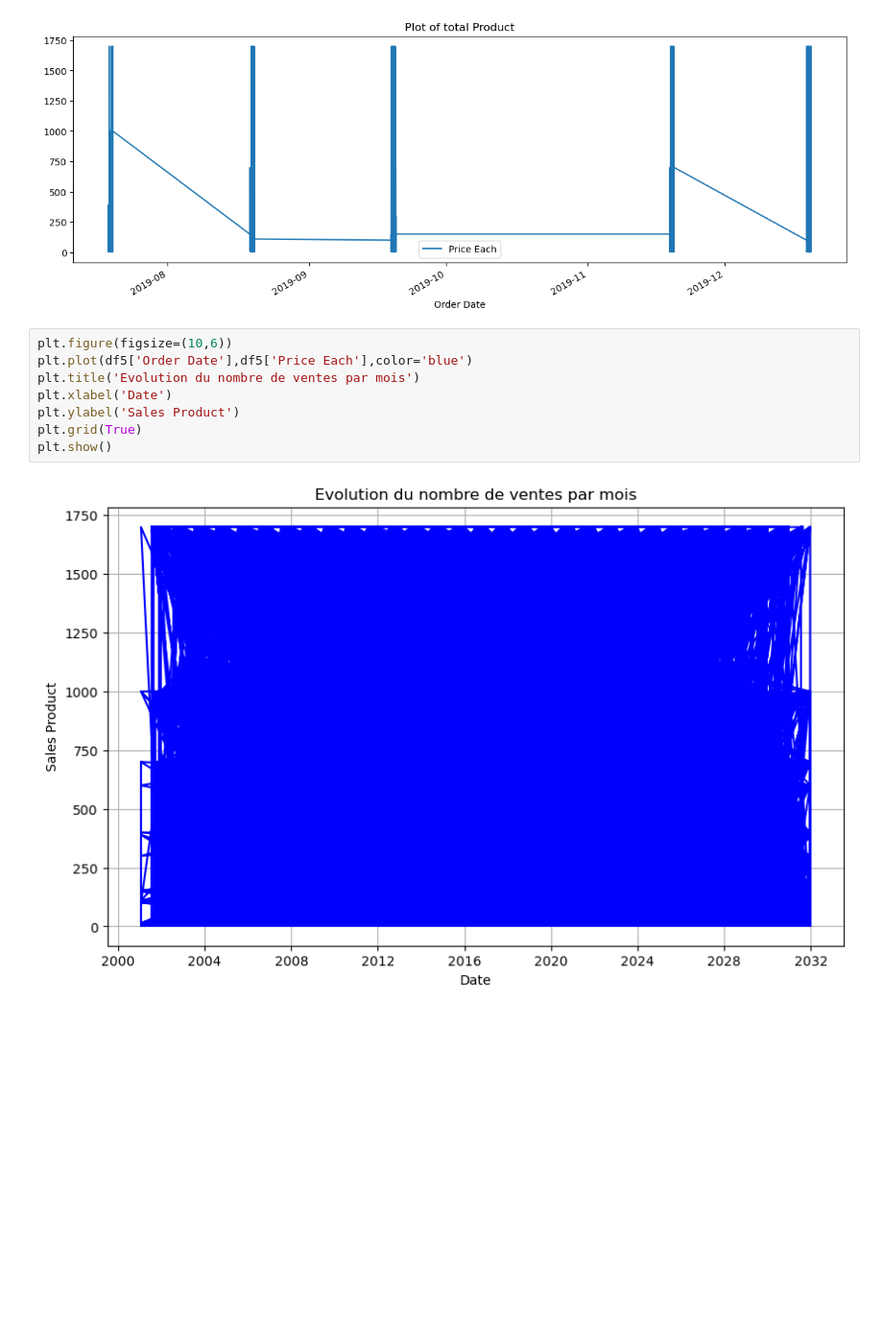
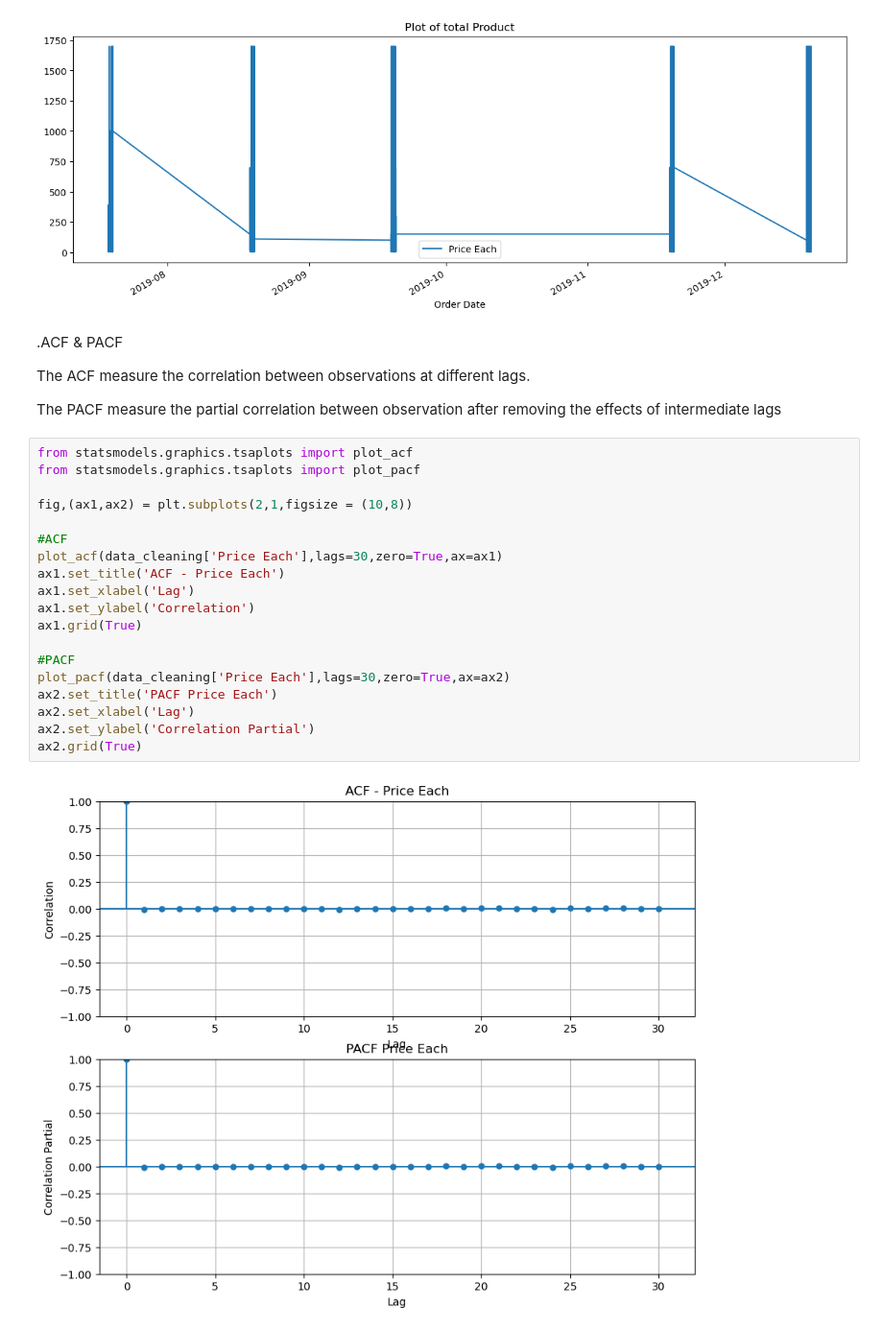
Before and after one commit to bambadij/sales_data_collected_2019, a Jupyter notebook: project.ipynb, the cells around one changed output. Shown: that part at 96% size. Cells and saved outputs as stored; diff of their text form; blank space fills up the shorter version.

```diff
--- a/project.ipynb
+++ b/project.ipynb
@@ -844,13 +860,30 @@ data_2019.plot(x='Order Date', y='Price Each', style='-', figsize=(15,5), color=
 plt.show()
 # %% [output]
 [figure]
-# %%
-plt.figure(figsize=(10,6))
-plt.plot(df5['Order Date'],df5['Price Each'],color='blue')
-plt.title('Evolution du nombre de ventes par mois')
-plt.xlabel('Date')
-plt.ylabel('Sales Product')
-plt.grid(True)
-plt.show()
-# %% [output]
-[figure, removed]
+# %% [markdown]
+.ACF & PACF
+
+The ACF measure the correlation between observations at different lags.
+
+The PACF measure the partial correlation between observation after removing the effects of intermediate lags
+# %%
+from statsmodels.graphics.tsaplots import plot_acf
+from statsmodels.graphics.tsaplots import plot_pacf
+
+fig,(ax1,ax2) = plt.subplots(2,1,figsize = (10,8))
+
+#ACF
+plot_acf(data_cleaning['Price Each'],lags=30,zero=True,ax=ax1)
+ax1.set_title('ACF - Price Each')
+ax1.set_xlabel('Lag')
+ax1.set_ylabel('Correlation')
+ax1.grid(True)
+
+#PACF
+plot_pacf(data_cleaning['Price Each'],lags=30,zero=True,ax=ax2)
+ax2.set_title('PACF Price Each')
+ax2.set_xlabel('Lag')
+ax2.set_ylabel('Correlation Partial')
+ax2.grid(True)
+# %% [output]
+[figure, added]
```
Also changed, not shown: parts of 17 cells of this notebook, 1 other file.
